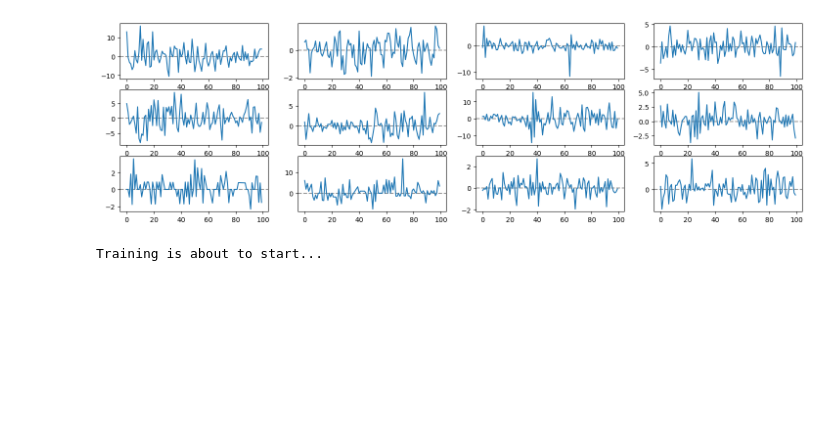
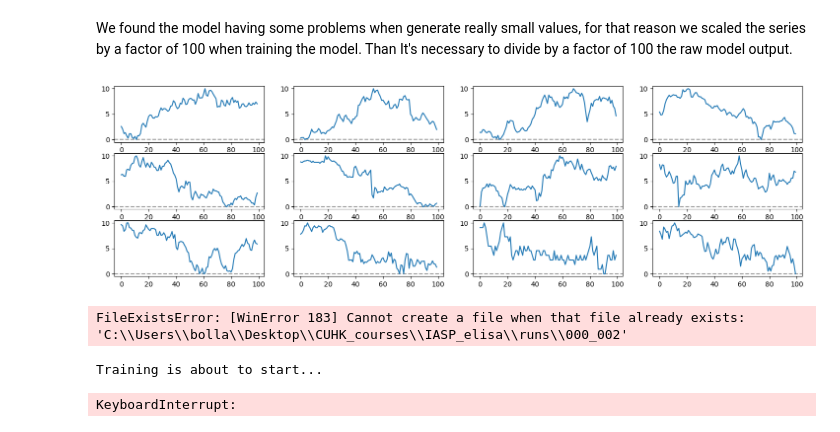
Before and after one commit to riccardobollati/GANs_for_financial_series_generation, a Jupyter notebook: main.ipynb, the cells around one changed output. Drawn from its saved outputs; the diff is of its cells as text; code cells hidden in the pictures; blank space fills up the shorter version.

```diff
--- a/main.ipynb
+++ b/main.ipynb
@@ -18,12 +13,37 @@ class ScaleInput:
+# %% [markdown]
+We found the model having some problems when generate really small values, for that reason we scaled the series by a factor of 100 when training the model. Than It's necessary to divide by a factor of 100 the raw model output.
+# %%
+#create the transformer to scale the series
+class ScaleInput:
+
+    def __call__(slef, sample):
+        return sample * 100
+
+class MinMaxScaler:
+
+    def __init__(self, range = (0,1)):
+        self.min = range[0]
+        self.max = range[1]
+
+    def __call__(self, sample):
+
+        cap = torch.max(sample)
+        bottom = torch.min(sample)
+
+        X_std = (sample - bottom) / (cap - bottom)
+        X_scaled = X_std * (self.max - self.min) + self.min
+
+        return X_scaled
 # %%
+scaler = MinMaxScaler(range = (0,10))
 #create the dataloader
-dataset = data_prep.WindowsDaset('data\dataset_100_winds', transform = ScaleInput())
+dataset = data_prep.WindowsDaset(r'data\dataset_price',transform = scaler)
 #plotsome series
 rows = 3
 columns = 4
 fig, axs = plt.subplots(rows, columns, figsize=(18,5))
 for ax, i in zip(axs.ravel(),np.random.randint(0, len(dataset),size=rows * columns)):
     ax.axhline(0, color = 'black', alpha =0.4, ls = '--')
     ax.plot(dataset[i])
 # %% [output]
-[figure, old version]
+[figure, new version]
@@ -41,5 +59,7 @@ if False:
 # %%
-#global for the run
+BASE_DIR = r'C:\Users\bolla\Desktop\CUHK_courses\IASP_elisa\runs'
+
+#global variables for the run
 GP_WEIGHT = 10
 CRITIC_IT = 5
 PRINT_EVERY = 10
@@ -47,6 +67,10 @@ CHECKPOINT_FREQ = 10
 BATCH_SIZE = 256
 LOG_NAME = 'run_1_0'
 EPOCHS = 40
+
+run_ARCHIVE = create_dir(BASE_DIR,'000_002')
+# %% [output]
+FileExistsError: [WinError 183] Cannot create a file when that file already exists: 'C:\\Users\\bolla\\Desktop\\CUHK_courses\\IASP_elisa\\runs\\000_002'
 # %%
 #create the dataloader
 data_loader = DataLoader(dataset, batch_size=BATCH_SIZE)
@@ -56,11 +81,27 @@ importlib.reload(models)
 from models import Generator, Critic
 # %%
 # Instantiate Generator and Critic + initialize weights
-g = Generator()
-g_opt = torch.optim.RMSprop(g.parameters(), lr=0.05)
+if False:
+    from checkpoints import models_test
+    state_dicts = torch.load('checkpoints/epoch_39.pkl', map_location=torch.device('cpu'))
 
-c = Critic()
-c_opt = torch.optim.RMSprop(c.parameters(), lr=0.05)
+
+    g = models_test.Generator()
+    g.load_state_dict(state_dicts['g_state_dict'])
+    g_opt = torch.optim.RMSprop(g.parameters(), lr=0.05)
+
+
+    c = models_test.Critic()
+    c.load_state_dict(state_dicts['d_state_dict'])
+    c_opt = torch.optim.RMSprop(c.parameters(), lr=0.05)
+
+else:
+
+    g = Generator()
+    g_opt = torch.optim.RMSprop(g.parameters(), lr=0.1)
+
+    c = Critic()
+    c_opt = torch.optim.RMSprop(c.parameters(), lr=0.05)
 
 log_name = LOG_NAME
 # Instantiate Tensorboard writer
@@ -68,12 +109,12 @@ tb_logdir = os.path.join('tensorboard', log_name)
 writer = SummaryWriter(log_dir=tb_logdir)
 
 # Instantiate Trainer
-trainer = Trainer(g, c, g_opt, c_opt,GP_WEIGHT,CRITIC_IT,PRINT_EVERY,CHECKPOINT_FREQ, writer = writer)
+trainer = Trainer(g, c, g_opt, c_opt,GP_WEIGHT,CRITIC_IT,PRINT_EVERY,CHECKPOINT_FREQ, writer=writer, ARCHIVE_DIR=run_ARCHIVE)
 # Train model
 print('Training is about to start...')
 
-
 trainer.train(data_loader, epochs=EPOCHS, plot_training_samples=True, checkpoint=None)
 # %% [output]
 Training is about to start...
+KeyboardInterrupt:
 # %%
```
Also changed, not shown: parts of 15 cells of this notebook, 10 other files.
